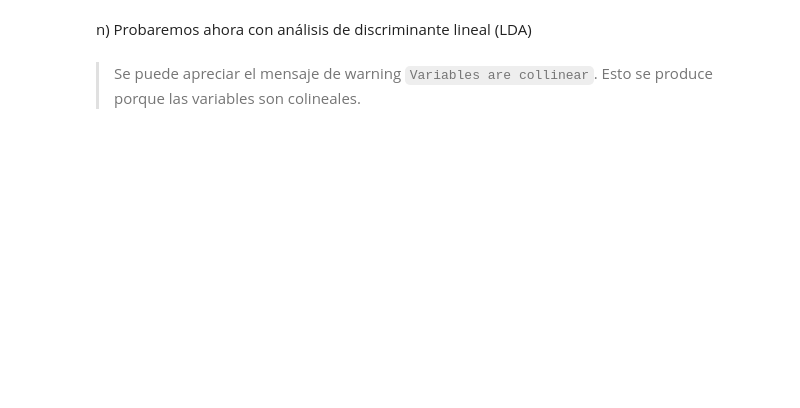
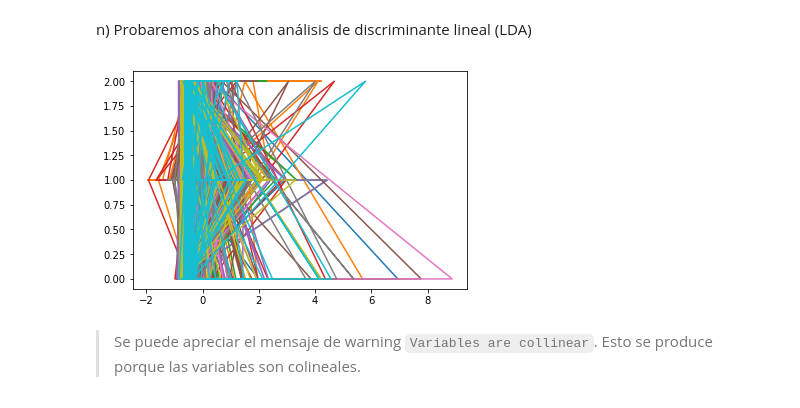
Before and after one commit to TattooeDeer/Tarea-2-ML, a Jupyter notebook: Tarea 2.ipynb, the cells around one changed output. Cells and saved outputs as stored; diff of their text form; code cells hidden in the pictures; blank space fills up the shorter version.

```diff
--- a/Tarea 2.ipynb
+++ b/Tarea 2.ipynb
@@ -468,10 +489,13 @@ n) Probaremos ahora con análisis de discriminante lineal (LDA)
 # %%
 model_lda = LDA(n_components=2)
 model_lda.fit(X_train,y_train)
 X_pca_train = model_lda.transform(X_train)
 X_pca_test = model_lda.transform(X_test)
 
-plt.plot(X_train,y_train)
+# mostrar los primeros 10 atributos para que esto no colapse
+plt.plot(X_train[:,:10],y_train)
 plt.show()
+# %% [output]
+[figure, added]
 # %% [markdown]
 >Se puede apreciar el mensaje de warning `Variables are collinear`. Esto se produce porque las variables son colineales.
```
Also changed, not shown: parts of 26 cells of this notebook, 1 other file.
